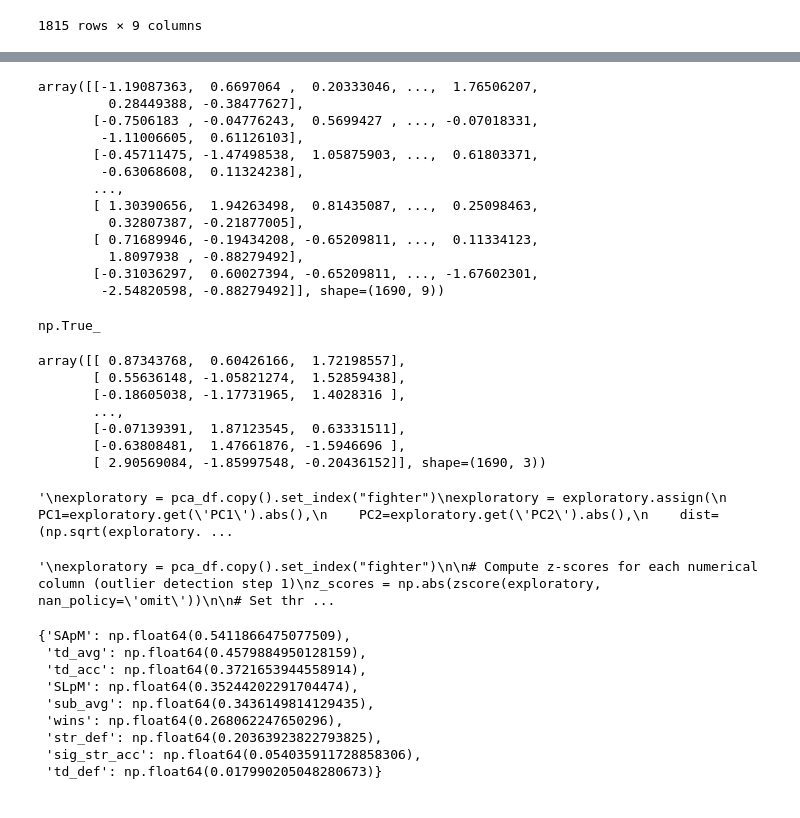
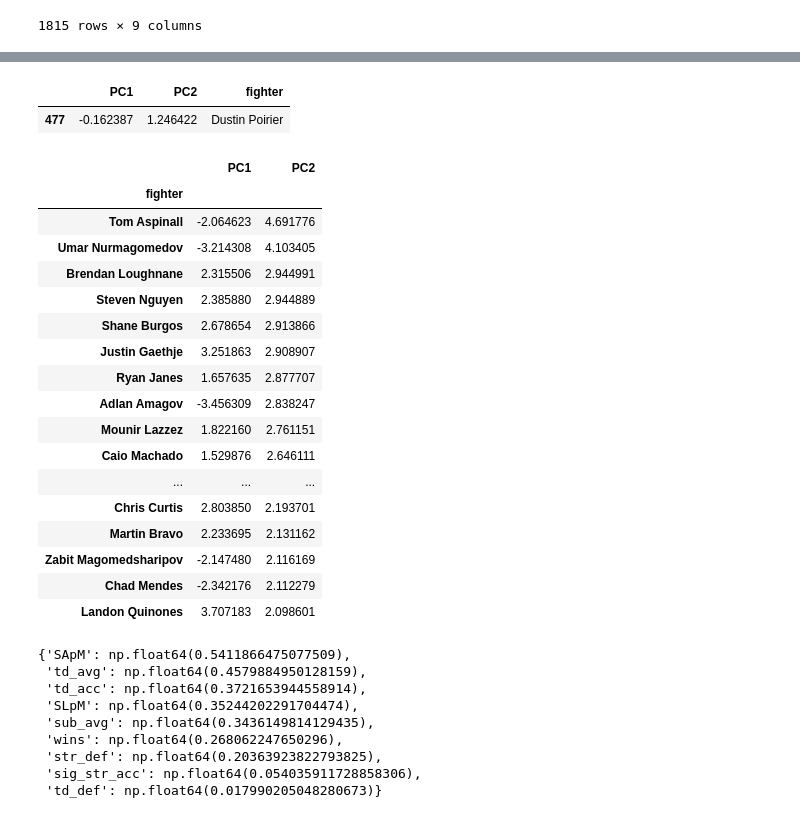
Before and after one commit to KaiiB/ml-under-the-hood, a Jupyter notebook: pca_test.ipynb, the cells around one changed output, grey strips where cells are left out. Cells and saved outputs as stored; diff of their text form; code cells hidden in the pictures.

```diff
--- a/pca_test.ipynb
+++ b/pca_test.ipynb
@@ -164,7 +158,8 @@ threshold = 3
 df_pruned = df_copy[(z_scores < threshold).all(axis=1)]
 
 # Standardize the data (Important for PCA)
-X = (df_pruned.to_numpy() - df_pruned.to_numpy().mean(axis=0)) / df_pruned.to_numpy().std(axis=0) # Center at mean, divide by standard deviation
+scaler = StandardScaler()
+X = scaler.fit_transform(df_pruned) # Center at mean, divide by standard deviation
 
 # Calculating covariance matrix and its eigenvalues/vectors
 S = X.T @ X # We don't need to normalize by n-1 for PCA; scalar multiples do not affect eigenvectors
@@ -262,38 +211,9 @@ array([[-1.19087363,  0.6697064 ,  0.20333046, ...,  1.76506207,
-# %%
-Z.to_numpy()
-# %% [output]
-array([[-1.19087363,  0.6697064 ,  0.20333046, ...,  1.76506207,
-         0.28449388, -0.38477627],
-       [-0.7506183 , -0.04776243,  0.5699427 , ..., -0.07018331,
-        -1.11006605,  0.61126103],
-       [-0.45711475, -1.47498538,  1.05875903, ...,  0.61803371,
-        -0.63068608,  0.11324238],
-       ...,
-       [ 1.30390656,  1.94263498,  0.81435087, ...,  0.25098463,
-         0.32807387, -0.21877005],
-       [ 0.71689946, -0.19434208, -0.65209811, ...,  0.11334123,
-         1.8097938 , -0.88279492],
-       [-0.31036297,  0.60027394, -0.65209811, ..., -1.67602301,
-        -2.54820598, -0.88279492]], shape=(1690, 9))
-# %%
-a = np.count_nonzero(Z.to_numpy() == Y)
-a == 1690*9
-# %% [output]
-np.True_
-# %%
-X_pca
-# %% [output]
-array([[ 0.87343768,  0.60426166,  1.72198557],
-       [ 0.55636148, -1.05821274,  1.52859438],
-       [-0.18605038, -1.17731965,  1.4028316 ],
-       ...,
-       [-0.07139391,  1.87123545,  0.63331511],
-       [-0.63808481,  1.47661876, -1.5946696 ],
-       [ 2.90569084, -1.85997548, -0.20436152]], shape=(1690, 3))
 # %%
-# pca_df.loc[pca_df['fighter'] == 'Dustin Poirier']
+pca_df.loc[pca_df['fighter'] == 'Dustin Poirier']
+# %% [output]
+|  | PC1 | PC2 | fighter |
+| 477 | -0.162387 | 1.246422 | Dustin Poirier |
 # %%
-'''
 exploratory = pca_df.copy().set_index("fighter")
 exploratory = exploratory.assign(
     PC1=exploratory.get('PC1').abs(),
@@ -301,26 +221,38 @@ exploratory = exploratory.assign(
     dist=(np.sqrt(exploratory.get('PC1')**2 + exploratory.get('PC2')**2))
 )
 exploratory = exploratory.sort_values(by='dist', ascending=False)
-'''
-# %% [output]
-'\nexploratory = pca_df.copy().set_index("fighter")\nexploratory = exploratory.assign(\n    PC1=exploratory.get(\'PC1\').abs(),\n    PC2=exploratory.get(\'PC2\').abs(),\n    dist=(np.sqrt(exploratory. ...
 # %%
-'''
 exploratory = pca_df.copy().set_index("fighter")
 
 # Compute z-scores for each numerical column (outlier detection step 1)
 z_scores = np.abs(zscore(exploratory, nan_policy='omit'))
 
 # Set threshold for outlier detection (outlier detection part 2)
 threshold = 1
 
 # Keep only rows where all z-scores are below the threshold (outlier detection step 3)
 exploratory = exploratory[(z_scores > threshold).all(axis=1)]
 exploratory = exploratory.sort_values(by='PC2', ascending=False)
 exploratory.head(30)
-'''
 # %% [output]
-'\nexploratory = pca_df.copy().set_index("fighter")\n\n# Compute z-scores for each numerical column (outlier detection step 1)\nz_scores = np.abs(zscore(exploratory, nan_policy=\'omit\'))\n\n# Set thr ...
+|  | PC1 | PC2 |
+| fighter |  |  |
+| Tom Aspinall | -2.064623 | 4.691776 |
+| Umar Nurmagomedov | -3.214308 | 4.103405 |
+| Brendan Loughnane | 2.315506 | 2.944991 |
+| Steven Nguyen | 2.385880 | 2.944889 |
+| Shane Burgos | 2.678654 | 2.913866 |
+| Justin Gaethje | 3.251863 | 2.908907 |
+| Ryan Janes | 1.657635 | 2.877707 |
+| Adlan Amagov | -3.456309 | 2.838247 |
+| Mounir Lazzez | 1.822160 | 2.761151 |
+| Caio Machado | 1.529876 | 2.646111 |
+| ... | ... | ... |
+| Chris Curtis | 2.803850 | 2.193701 |
+| Martin Bravo | 2.233695 | 2.131162 |
+| Zabit Magomedsharipov | -2.147480 | 2.116169 |
+| Chad Mendes | -2.342176 | 2.112279 |
+| Landon Quinones | 3.707183 | 2.098601 |
 # %%
 # Extract most critical columns based on eigenvector weight
 
```
Also changed, not shown: parts of 7 cells of this notebook.
